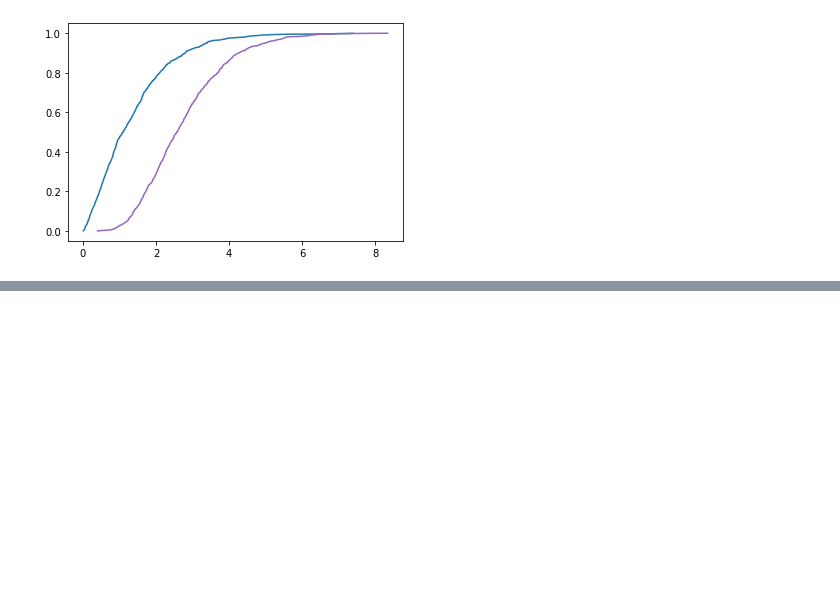
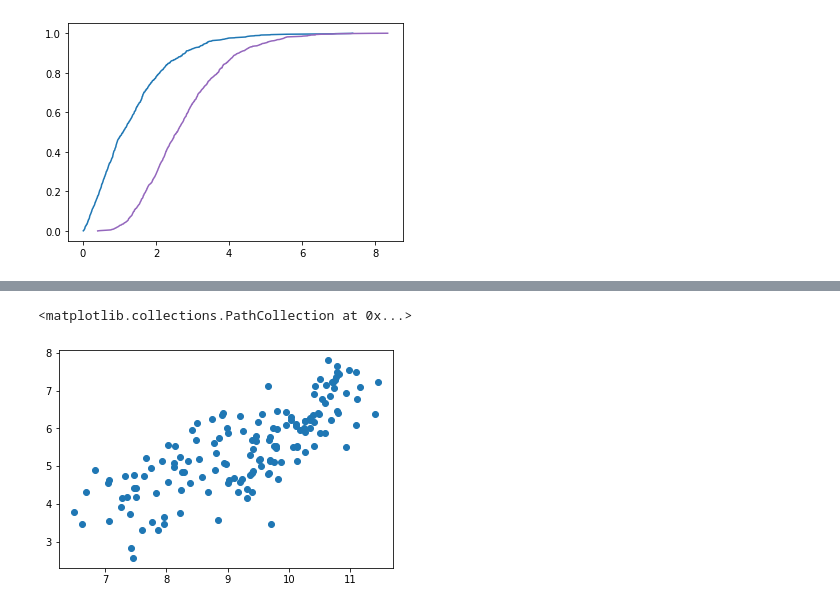
Before and after one commit to minstrel1149/think_bayes, a Jupyter notebook: Ch.19_MCMC.ipynb, the cells around one changed output, grey strips where cells are left out. Drawn from its saved outputs; the diff is of its cells as text; code cells hidden in the pictures; blank space fills up the shorter version.

```diff
--- a/Ch.19_MCMC.ipynb
+++ b/Ch.19_MCMC.ipynb
@@ -118,0 +135,10 @@ plot_cdf(sample_post_pymc, label='PyMC3 sample', color='C4')
+# %%
+filename = 'WHR20_DataForFigure2.1.xlsx'
+df = pd.read_excel(Path.cwd() / 'data' / filename)
+# %%
+score = df['Ladder score']
+log_gdp = df['Logged GDP per capita']
+plt.scatter(x=log_gdp, y=score)
+# %% [output]
+<matplotlib.collections.PathCollection at 0x...>
+[figure, added]
```
Also changed, not shown: parts of 14 cells of this notebook, 1 other file.
